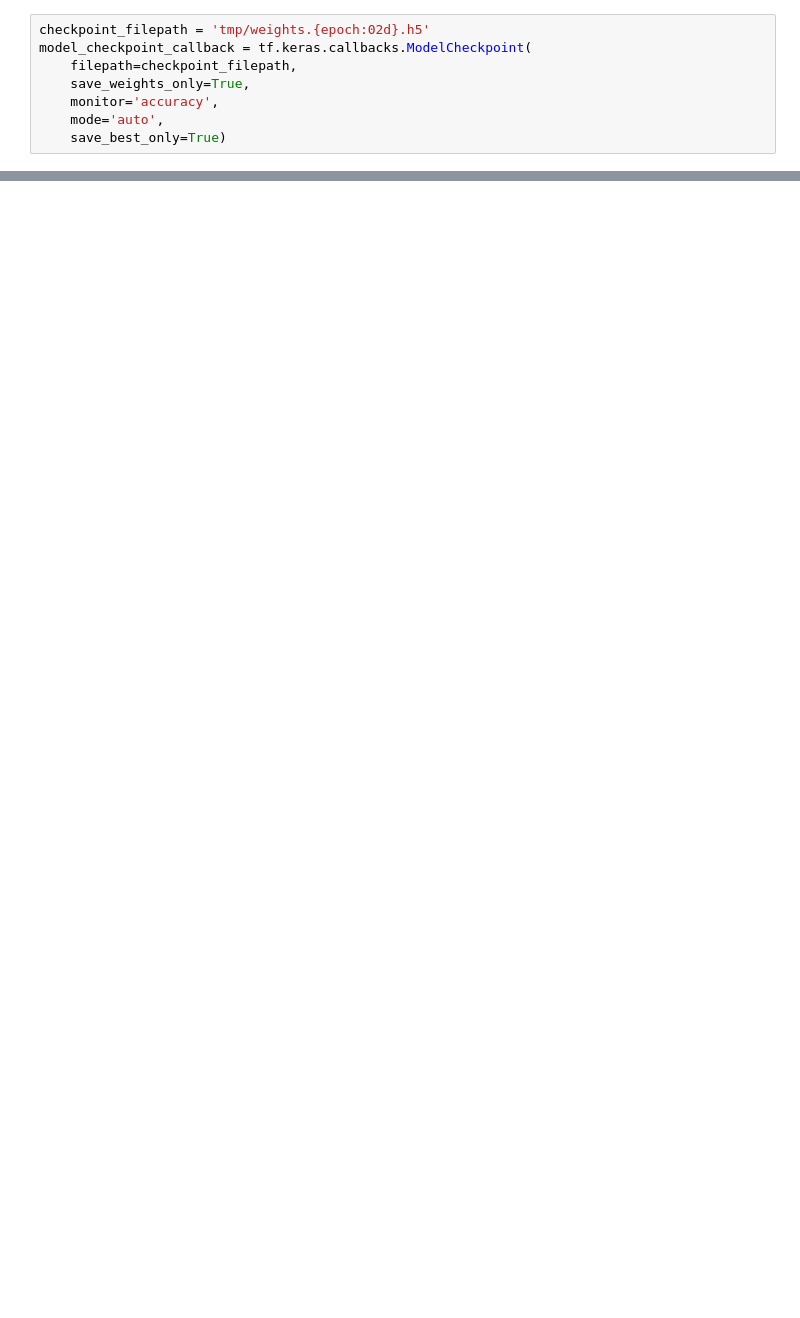
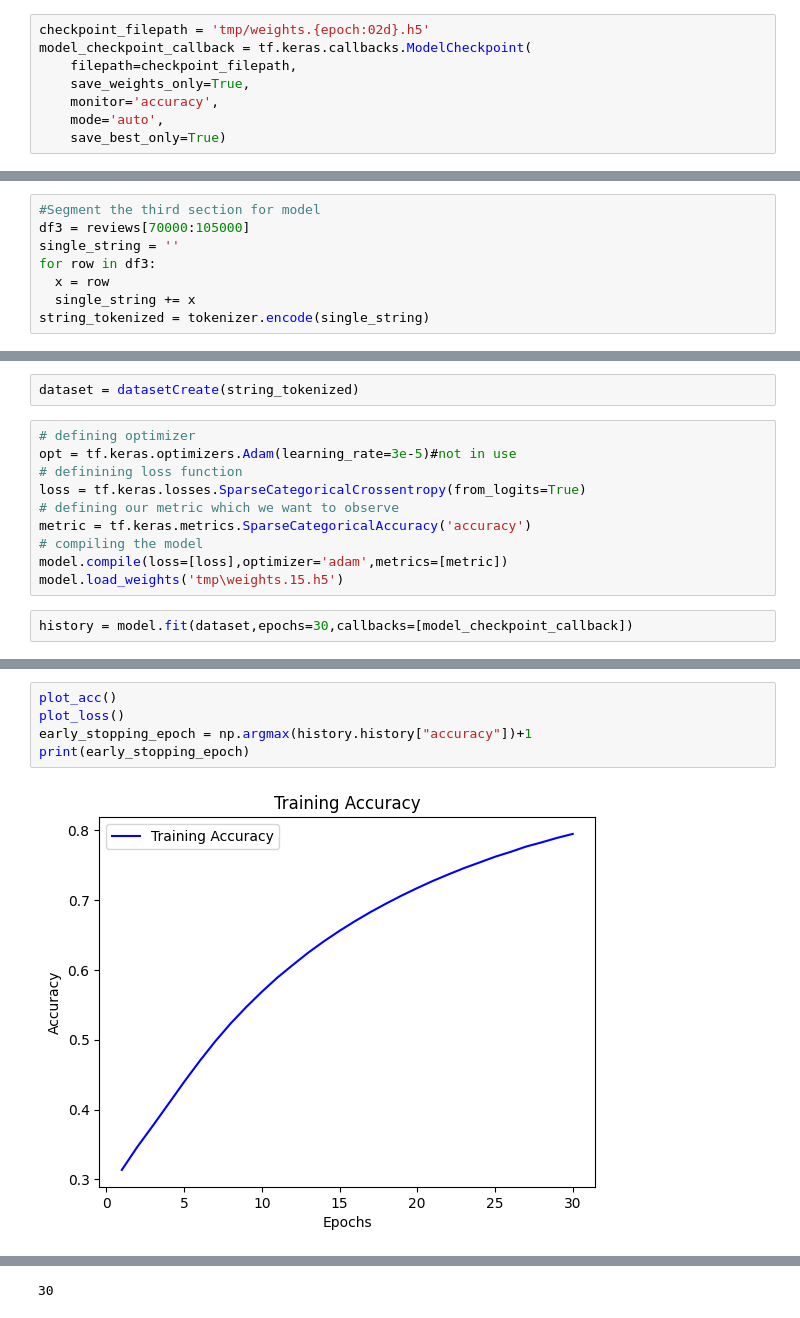
Before and after one commit to thestianchris/FakeReviewDetect, a Jupyter notebook: gpt2-generator-larger.ipynb, the cells around one changed output, grey strips where cells are left out. Saved outputs shown, nothing was run; the diff lists cells and outputs as text; blank space fills up the shorter version.

```diff
--- a/gpt2-generator-larger.ipynb
+++ b/gpt2-generator-larger.ipynb
@@ -175,0 +344,8 @@ i was in and out in less than an hour. they were able to get me in right away. i
+# %%
+#Segment the third section for model
+df3 = reviews[70000:105000]
+single_string = ''
+for row in df3:
+  x = row
+  single_string += x
+string_tokenized = tokenizer.encode(single_string)
@@ -175,0 +354,14 @@ i was in and out in less than an hour. they were able to get me in right away. i
+# %%
+dataset = datasetCreate(string_tokenized)
+# %%
+# defining optimizer
+opt = tf.keras.optimizers.Adam(learning_rate=3e-5)#not in use
+# definining loss function
+loss = tf.keras.losses.SparseCategoricalCrossentropy(from_logits=True)
+# defining our metric which we want to observe
+metric = tf.keras.metrics.SparseCategoricalAccuracy('accuracy')
+# compiling the model
+model.compile(loss=[loss],optimizer='adam',metrics=[metric])
+model.load_weights('tmp\weights.15.h5')
+# %%
+history = model.fit(dataset,epochs=30,callbacks=[model_checkpoint_callback])
@@ -175,0 +386,7 @@ i was in and out in less than an hour. they were able to get me in right away. i
+# %%
+plot_acc()
+plot_loss()
+early_stopping_epoch = np.argmax(history.history["accuracy"])+1
+print(early_stopping_epoch)
+# %% [output]
+[figure, added]
@@ -175,0 +394 @@ i was in and out in less than an hour. they were able to get me in right away. i
+30
```
Also changed, not shown: parts of 35 cells of this notebook.
